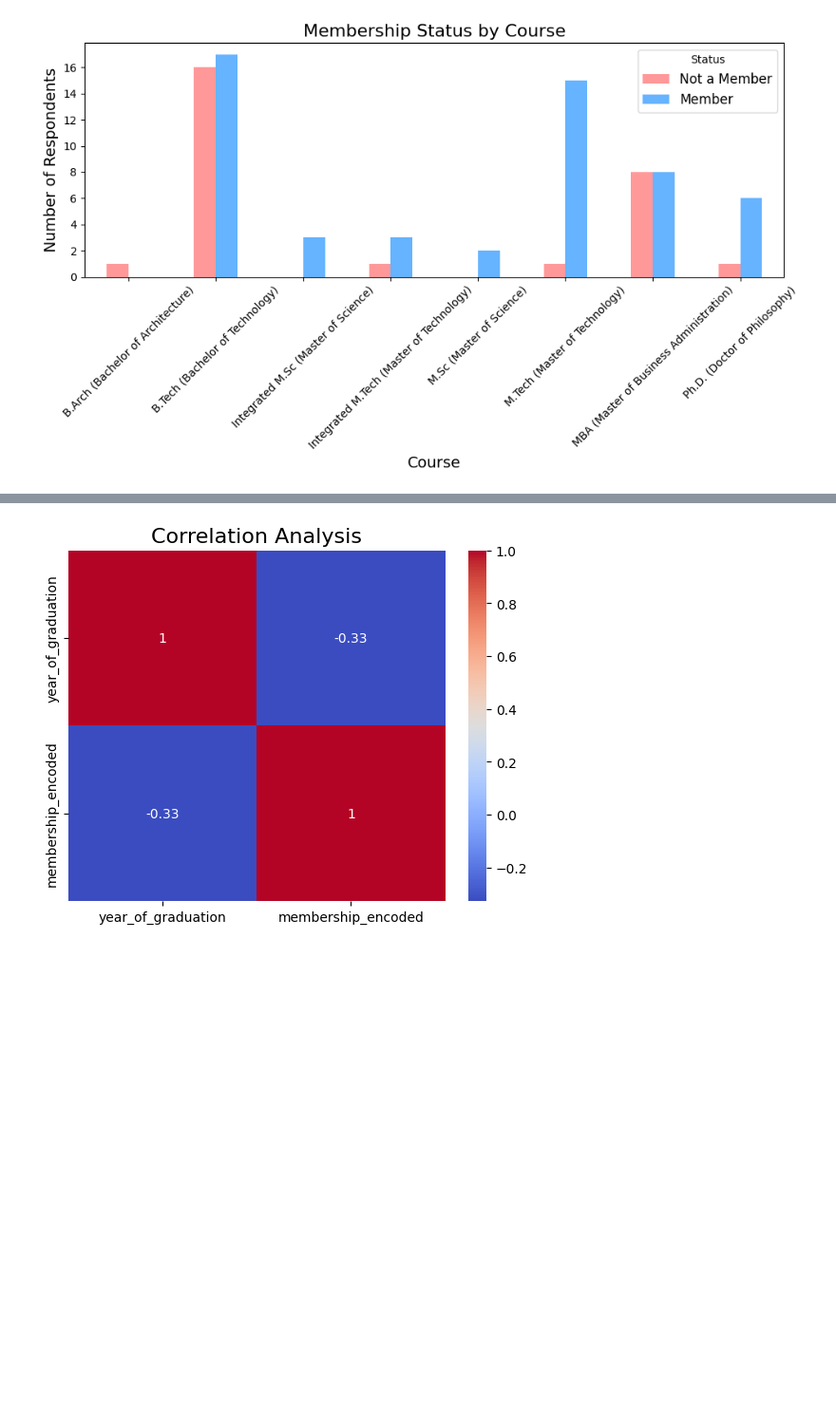
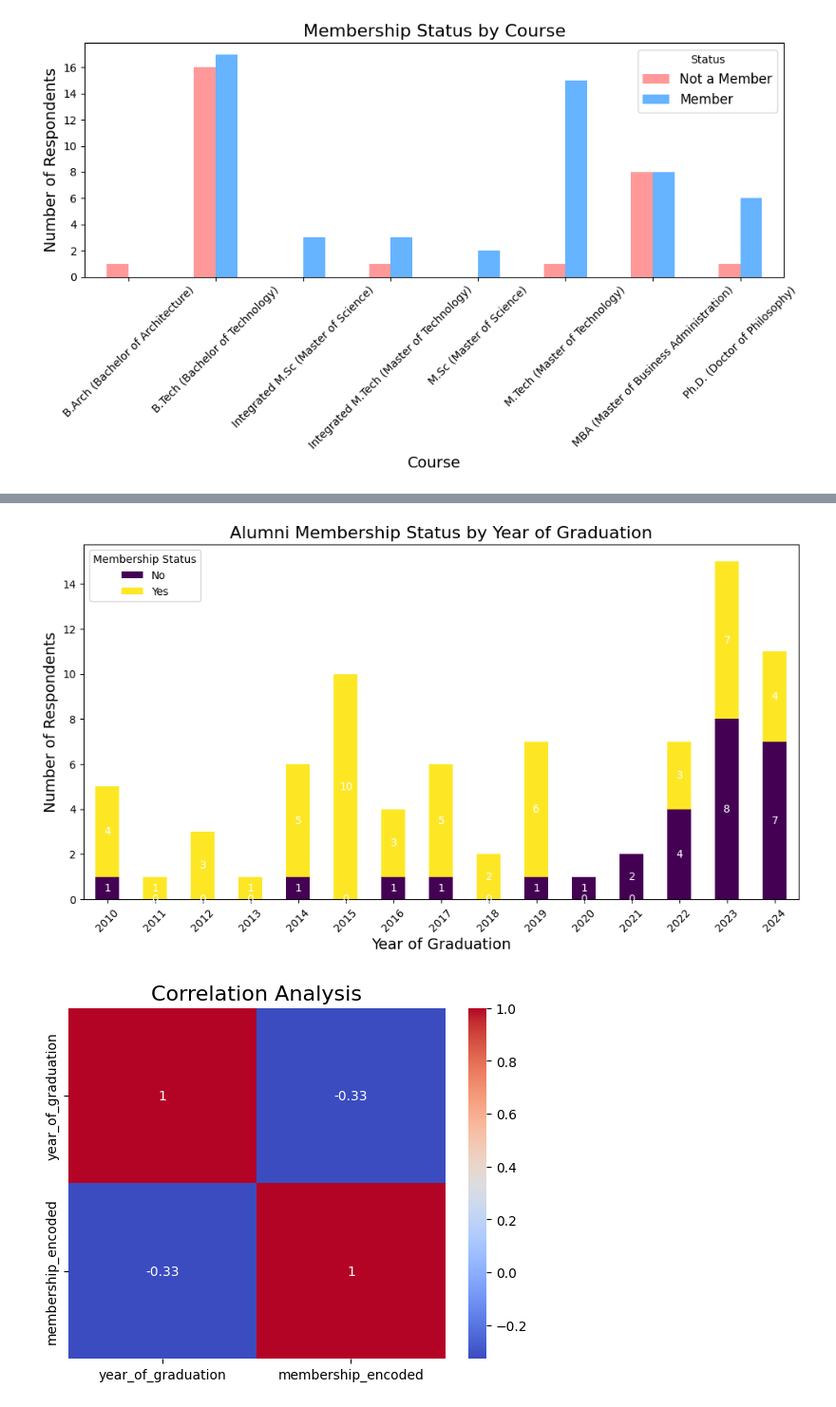
Before and after one commit to Nandan161/IITRALUMNISURVEY, a Jupyter notebook: IITRALUMNIFEED.ipynb, the cells around one changed output, grey strips where cells are left out. Shown at 95% size. Cells and saved outputs as stored; diff of their text form; code cells hidden in the pictures; blank space fills up the shorter version.

```diff
--- a/IITRALUMNIFEED.ipynb
+++ b/IITRALUMNIFEED.ipynb
@@ -507,3 +549,24 @@ plt.show()
+# %%
+# Group membership data by year of graduation
+grad_year_membership = df.groupby(['year_of_graduation', 'are_you_a_member_of_iitr_alumni_association_']).size().unstack(fill_value=0)
+
+# Plot stacked bar chart
+ax = grad_year_membership.plot(kind='bar', stacked=True, figsize=(12, 6), colormap='viridis')
+
+# Labels and title
+plt.title('Alumni Membership Status by Year of Graduation', fontsize=16)
+plt.xlabel('Year of Graduation', fontsize=14)
+plt.ylabel('Number of Respondents', fontsize=14)
+plt.xticks(rotation=45)
+plt.legend(title="Membership Status", labels=['No', 'Yes'])
+
+# Show values on bars
+for container in ax.containers:
+    ax.bar_label(container, fmt='%d', label_type='center', fontsize=10, color='white')
+
+plt.show()
+# %% [output]
+[figure, added]
 # %%
 # Encode membership status for correlation analysis
 df['membership_encoded'] = df['are_you_a_member_of_iitr_alumni_association_'].apply(lambda x: 1 if x == 'Yes' else 0)
```
Also changed, not shown: parts of 16 cells of this notebook.
